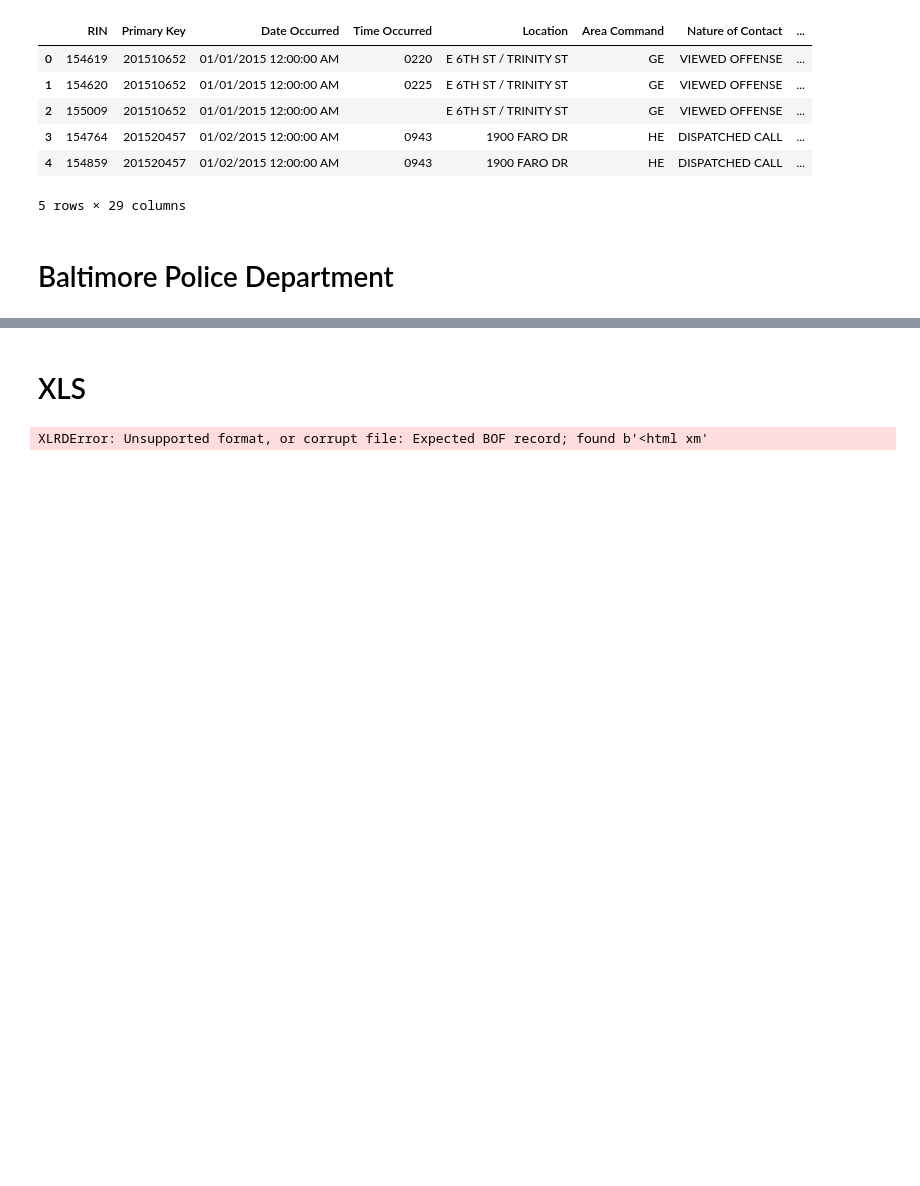
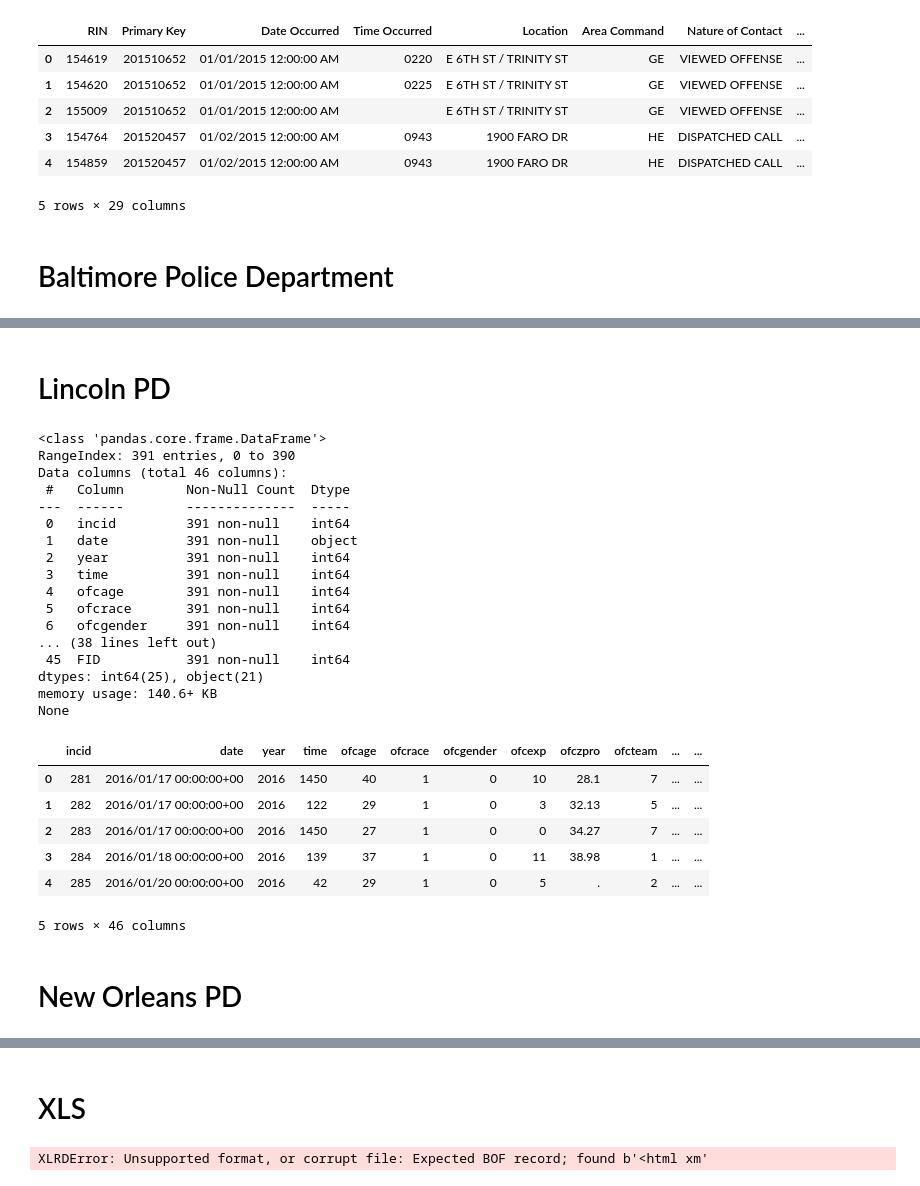
Before and after one commit to BloomTech-Labs/human-rights-first-ds-d, a Jupyter notebook: notebooks/labs_27/0.1-JM-data-wrangling.ipynb, the cells around one changed output, grey strips where cells are left out. Cells and saved outputs as stored; diff of their text form; code cells hidden in the pictures; blank space fills up the shorter version.

Commit message:
updates to data wrangling

```diff
--- a/notebooks/labs_27/0.1-JM-data-wrangling.ipynb
+++ b/notebooks/labs_27/0.1-JM-data-wrangling.ipynb
@@ -129,0 +166,32 @@ None
+# %% [markdown]
+# Lincoln PD
+# %%
+lincoln = pd.read_csv(data_path / 'Lincoln.csv')
+
+print(lincoln.info())
+lincoln.head()
+# %% [output]
+<class 'pandas.core.frame.DataFrame'>
+RangeIndex: 391 entries, 0 to 390
+Data columns (total 46 columns):
+ #   Column        Non-Null Count  Dtype
+---  ------        --------------  -----
+ 0   incid         391 non-null    int64
+ 1   date          391 non-null    object
+ 2   year          391 non-null    int64
+ 3   time          391 non-null    int64
+ 4   ofcage        391 non-null    int64
+ 5   ofcrace       391 non-null    int64
+ 6   ofcgender     391 non-null    int64
+... (38 lines left out)
+ 45  FID           391 non-null    int64
+dtypes: int64(25), object(21)
+memory usage: 140.6+ KB
+None
+|  | incid | date | year | time | ofcage | ofcrace | ofcgender | ofcexp | ofczpro | ofcteam | ... | ... |
+| 0 | 281 | 2016/01/17 00:00:00+00 | 2016 | 1450 | 40 | 1 | 0 | 10 | 28.1 | 7 | ... | ... |
+| 1 | 282 | 2016/01/17 00:00:00+00 | 2016 | 122 | 29 | 1 | 0 | 3 | 32.13 | 5 | ... | ... |
+| 2 | 283 | 2016/01/17 00:00:00+00 | 2016 | 1450 | 27 | 1 | 0 | 0 | 34.27 | 7 | ... | ... |
+| 3 | 284 | 2016/01/18 00:00:00+00 | 2016 | 139 | 37 | 1 | 0 | 11 | 38.98 | 1 | ... | ... |
+| 4 | 285 | 2016/01/20 00:00:00+00 | 2016 | 42 | 29 | 1 | 0 | 5 | . | 2 | ... | ... |
+5 rows × 46 columns
@@ -129,0 +204,2 @@ None
+# %% [markdown]
+# New Orleans PD
```
Also changed, not shown: parts of 55 cells of this notebook, 30 other files.
